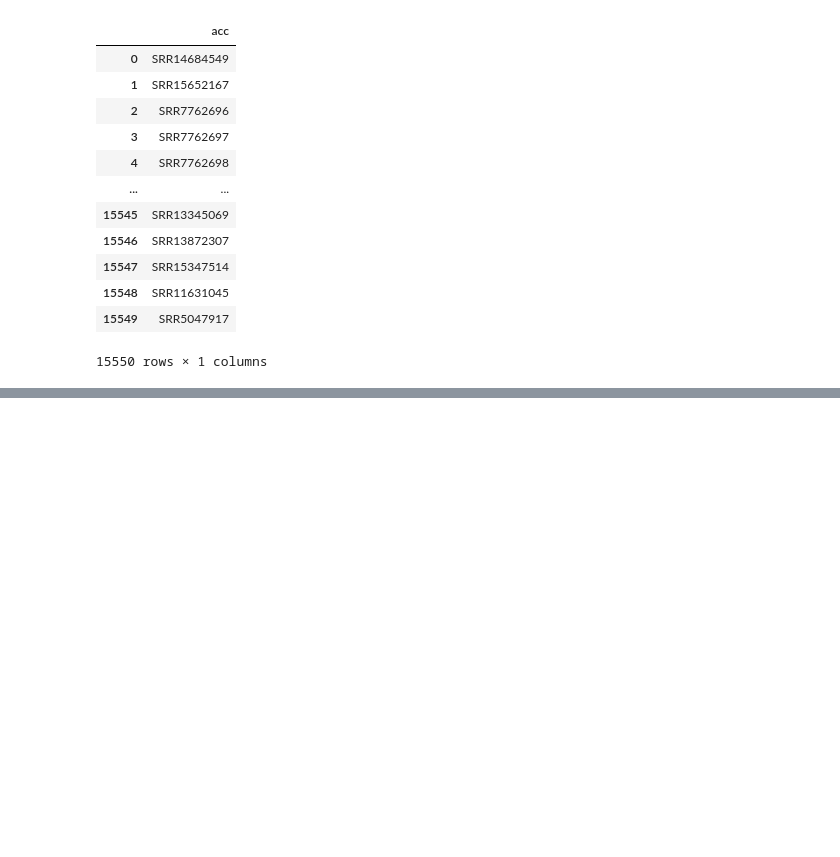
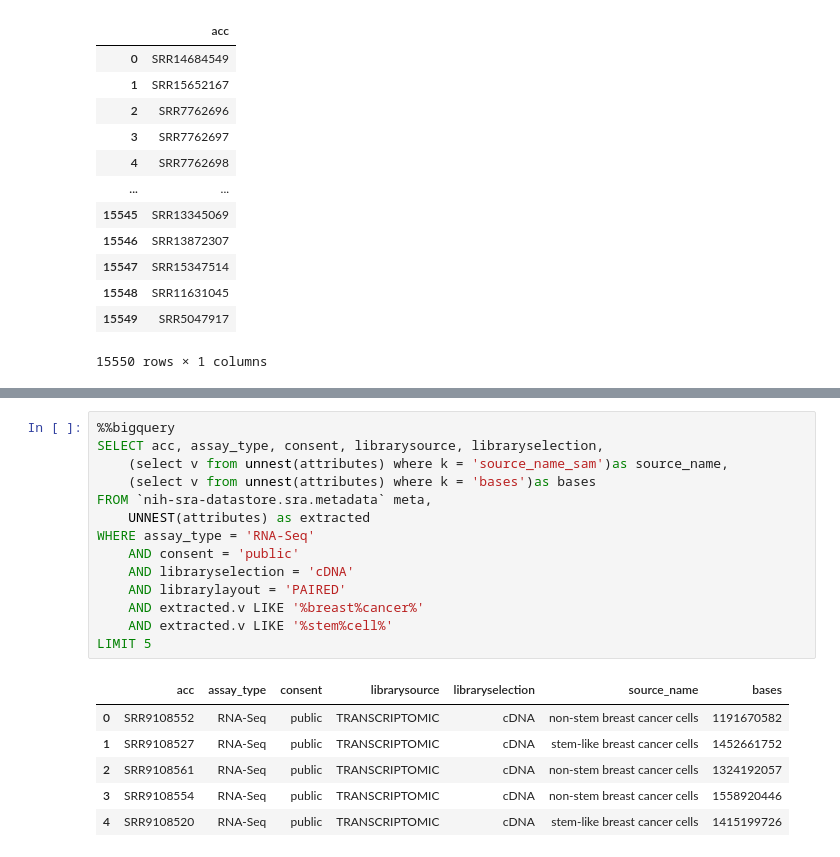
Before and after one commit to ncbi/ASHG-Workshop-2021, a Jupyter notebook: Array Examples.ipynb, the cells around one changed output, grey strips where cells are left out. Saved outputs shown, nothing was run; the diff lists cells and outputs as text; blank space fills up the shorter version.

```diff
--- a/Array Examples.ipynb
+++ b/Array Examples.ipynb
@@ -161,0 +149,21 @@ LIMIT 15
+# %%
+%%bigquery
+SELECT acc, assay_type, consent, librarysource, libraryselection,
+    (select v from unnest(attributes) where k = 'source_name_sam')as source_name,
+    (select v from unnest(attributes) where k = 'bases')as bases
+FROM `nih-sra-datastore.sra.metadata` meta,
+    UNNEST(attributes) as extracted
+WHERE assay_type = 'RNA-Seq'
+    AND consent = 'public'
+    AND libraryselection = 'cDNA'
+    AND librarylayout = 'PAIRED'
+    AND extracted.v LIKE '%breast%cancer%'
+    AND extracted.v LIKE '%stem%cell%'
+LIMIT 5
+# %% [output]
+|  | acc | assay_type | consent | librarysource | libraryselection | source_name | bases |
+| 0 | SRR9108552 | RNA-Seq | public | TRANSCRIPTOMIC | cDNA | non-stem breast cancer cells | 1191670582 |
+| 1 | SRR9108527 | RNA-Seq | public | TRANSCRIPTOMIC | cDNA | stem-like breast cancer cells | 1452661752 |
+| 2 | SRR9108561 | RNA-Seq | public | TRANSCRIPTOMIC | cDNA | non-stem breast cancer cells | 1324192057 |
+| 3 | SRR9108554 | RNA-Seq | public | TRANSCRIPTOMIC | cDNA | non-stem breast cancer cells | 1558920446 |
+| 4 | SRR9108520 | RNA-Seq | public | TRANSCRIPTOMIC | cDNA | stem-like breast cancer cells | 1415199726 |
```
Also changed, not shown: parts of 14 cells of this notebook, 1 other file.
